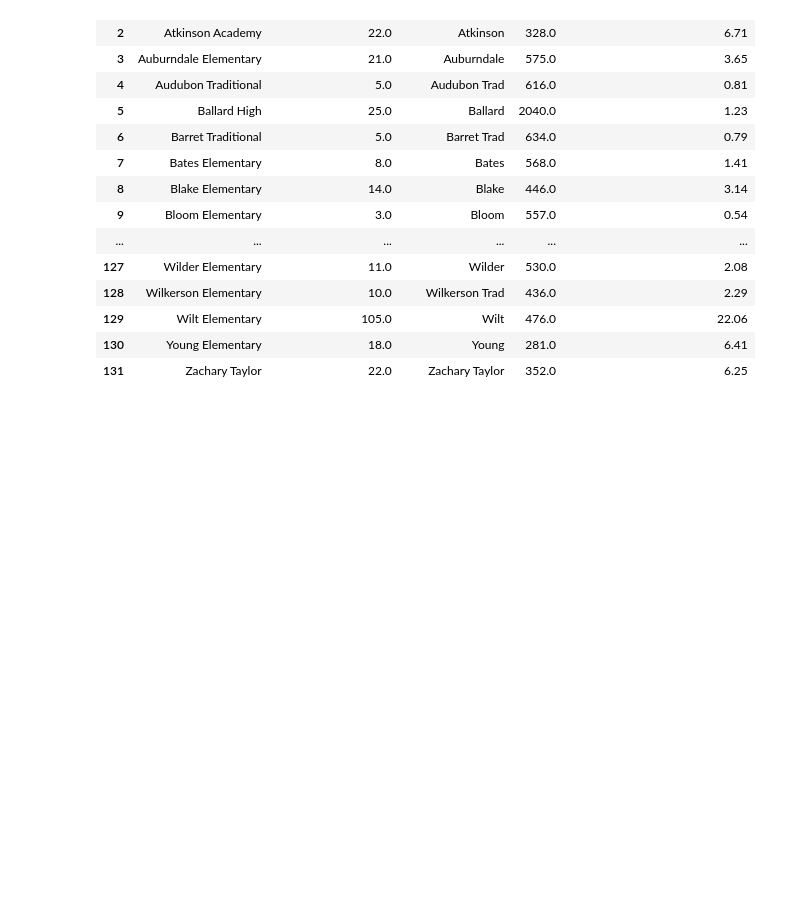
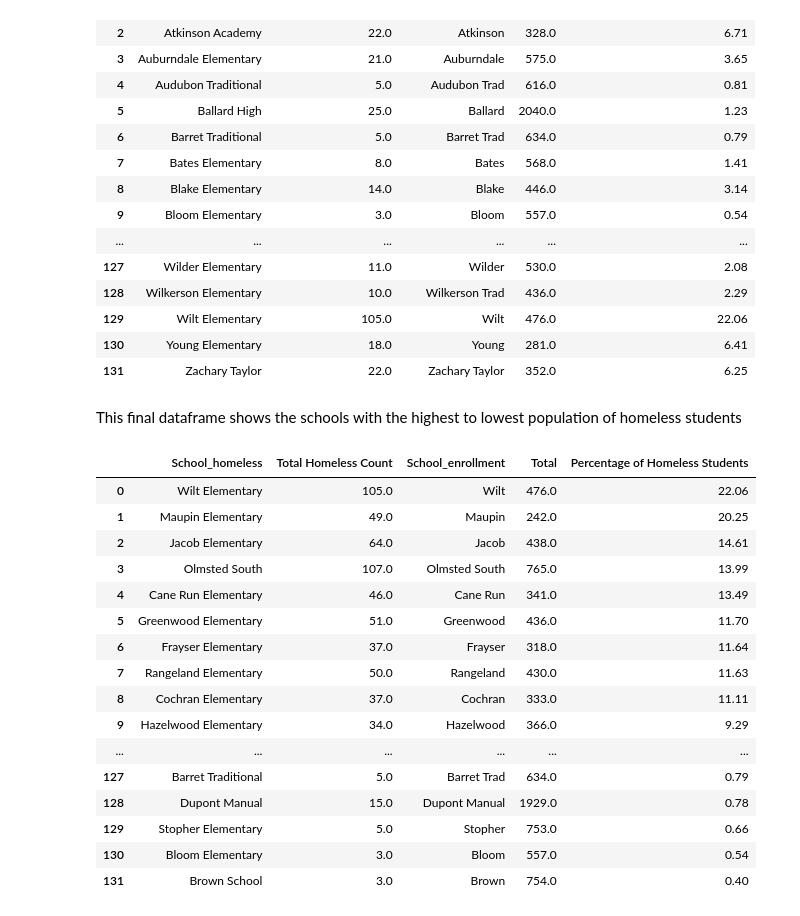
Before and after one commit to jaiduncan/JCPSHomelessPopulation, a Jupyter notebook: homeless.ipynb, the cells around one changed output. Drawn from its saved outputs; the diff is of its cells as text; code cells hidden in the pictures; blank space fills up the shorter version.

```diff
--- a/homeless.ipynb
+++ b/homeless.ipynb
@@ -275,3 +370,31 @@ final_df
 | 129 | Wilt Elementary | 105.0 | Wilt | 476.0 | 22.06 |
 | 130 | Young Elementary | 18.0 | Young | 281.0 | 6.41 |
 | 131 | Zachary Taylor | 22.0 | Zachary Taylor | 352.0 | 6.25 |
+# %% [markdown]
+This final dataframe shows the schools with the highest to lowest population of homeless students
+# %%
+final_df.sort_values(by='Percentage of Homeless Students',ascending=False, inplace=True, ignore_index=True)
+#final_df
+pd.set_option('display.max_rows', None)
+pd.set_option('display.max_columns', None)
+pd.set_option('display.width', None)
+pd.set_option('display.max_colwidth', None)
+final_df
+# %% [output]
+|  | School_homeless | Total Homeless Count | School_enrollment | Total | Percentage of Homeless Students |
+| 0 | Wilt Elementary | 105.0 | Wilt | 476.0 | 22.06 |
+| 1 | Maupin Elementary | 49.0 | Maupin | 242.0 | 20.25 |
+| 2 | Jacob Elementary | 64.0 | Jacob | 438.0 | 14.61 |
+| 3 | Olmsted South | 107.0 | Olmsted South | 765.0 | 13.99 |
+| 4 | Cane Run Elementary | 46.0 | Cane Run | 341.0 | 13.49 |
+| 5 | Greenwood Elementary | 51.0 | Greenwood | 436.0 | 11.70 |
+| 6 | Frayser Elementary | 37.0 | Frayser | 318.0 | 11.64 |
+| 7 | Rangeland Elementary | 50.0 | Rangeland | 430.0 | 11.63 |
+| 8 | Cochran Elementary | 37.0 | Cochran | 333.0 | 11.11 |
+| 9 | Hazelwood Elementary | 34.0 | Hazelwood | 366.0 | 9.29 |
+| ... | ... | ... | ... | ... | ... |
+| 127 | Barret Traditional | 5.0 | Barret Trad | 634.0 | 0.79 |
+| 128 | Dupont Manual | 15.0 | Dupont Manual | 1929.0 | 0.78 |
+| 129 | Stopher Elementary | 5.0 | Stopher | 753.0 | 0.66 |
+| 130 | Bloom Elementary | 3.0 | Bloom | 557.0 | 0.54 |
+| 131 | Brown School | 3.0 | Brown | 754.0 | 0.40 |
```
Also changed, not shown: parts of 22 cells of this notebook, 1 other file.
